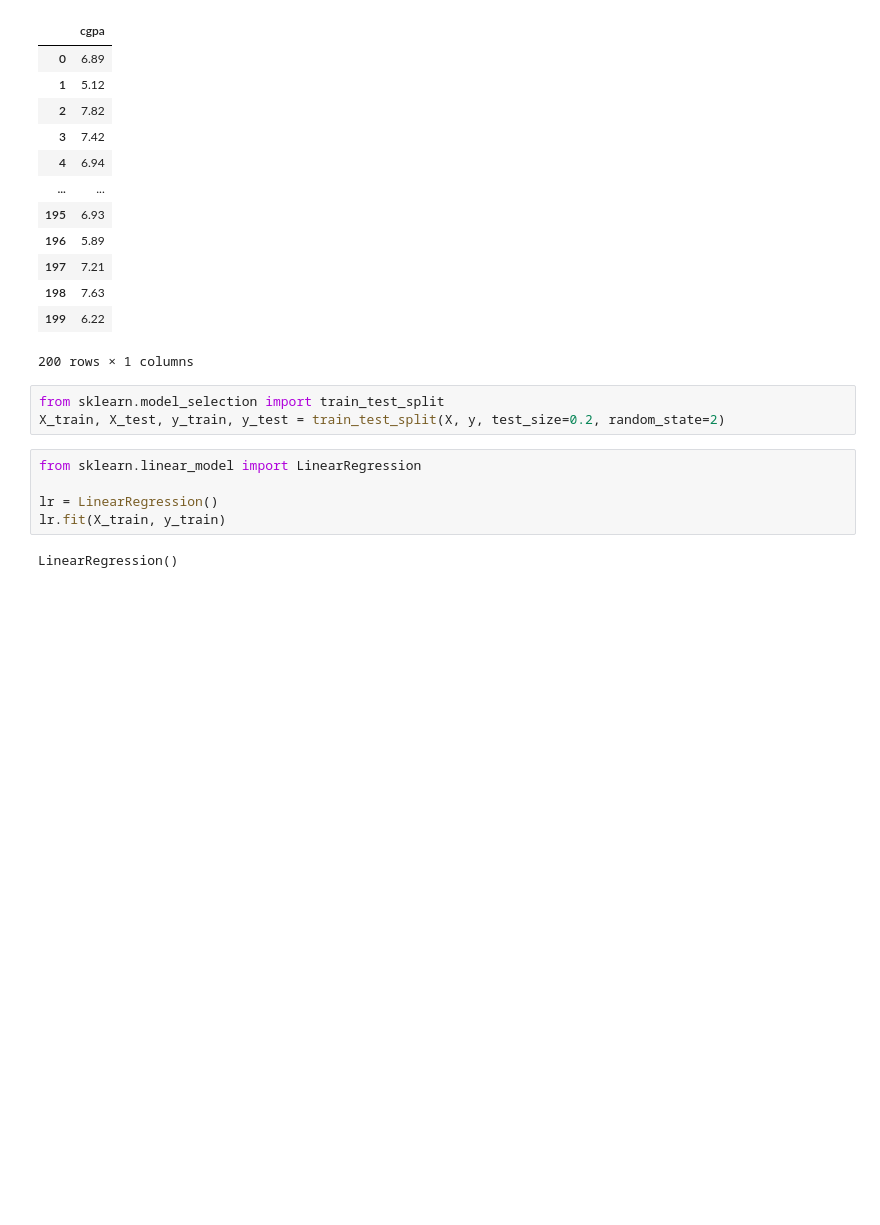
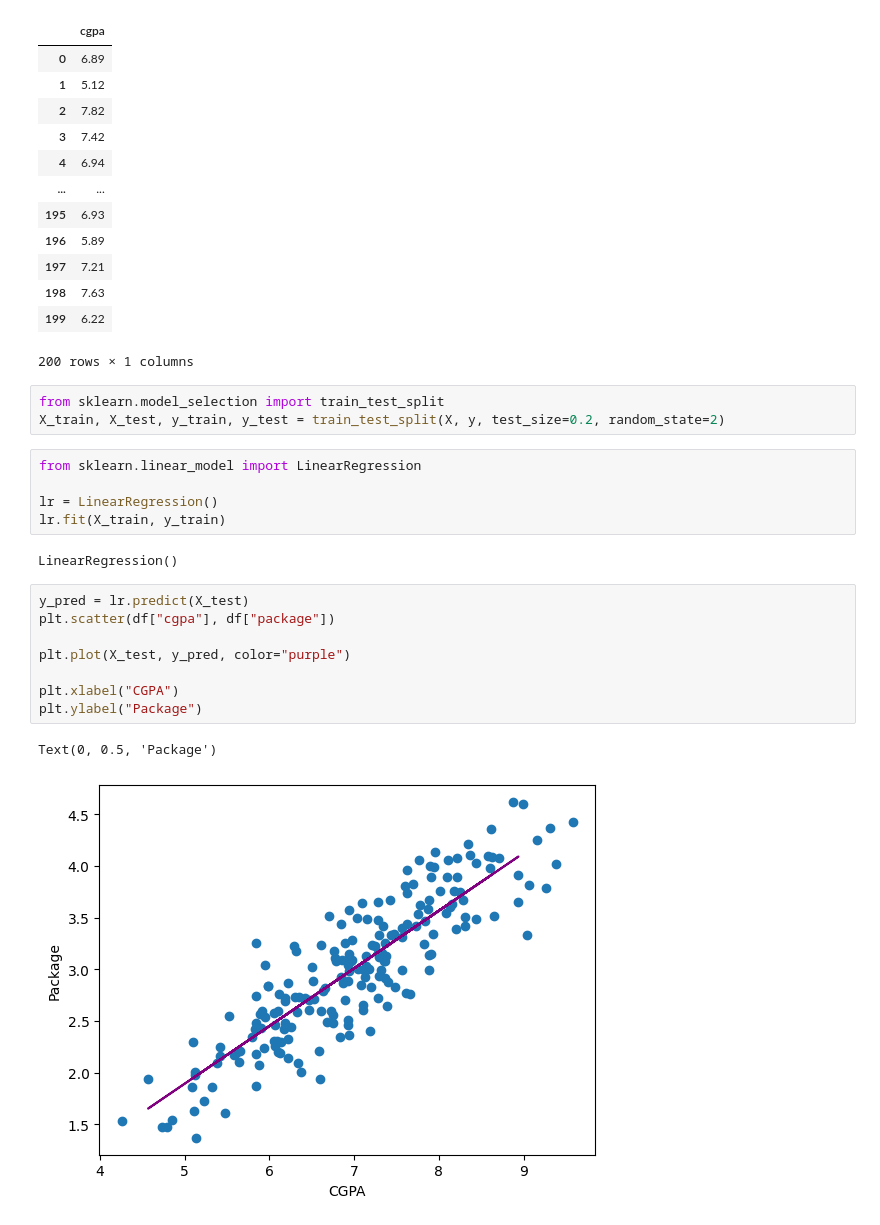
Before and after one commit to lochnes-007/PlainML, a Jupyter notebook: 053-RegressionMetrics.ipynb, the cells around one changed output. Saved outputs shown, nothing was run; the diff lists cells and outputs as text; blank space fills up the shorter version.

```diff
--- a/053-RegressionMetrics.ipynb
+++ b/053-RegressionMetrics.ipynb
@@ -40,3 +40,14 @@ lr = LinearRegression()
 lr.fit(X_train, y_train)
 # %% [output]
 LinearRegression()
+# %%
+y_pred = lr.predict(X_test)
+plt.scatter(df["cgpa"], df["package"])
+
+plt.plot(X_test, y_pred, color="purple")
+
+plt.xlabel("CGPA")
+plt.ylabel("Package")
+# %% [output]
+Text(0, 0.5, 'Package')
+[figure, added]
```
Also changed, not shown: parts of 2 cells of this notebook.
